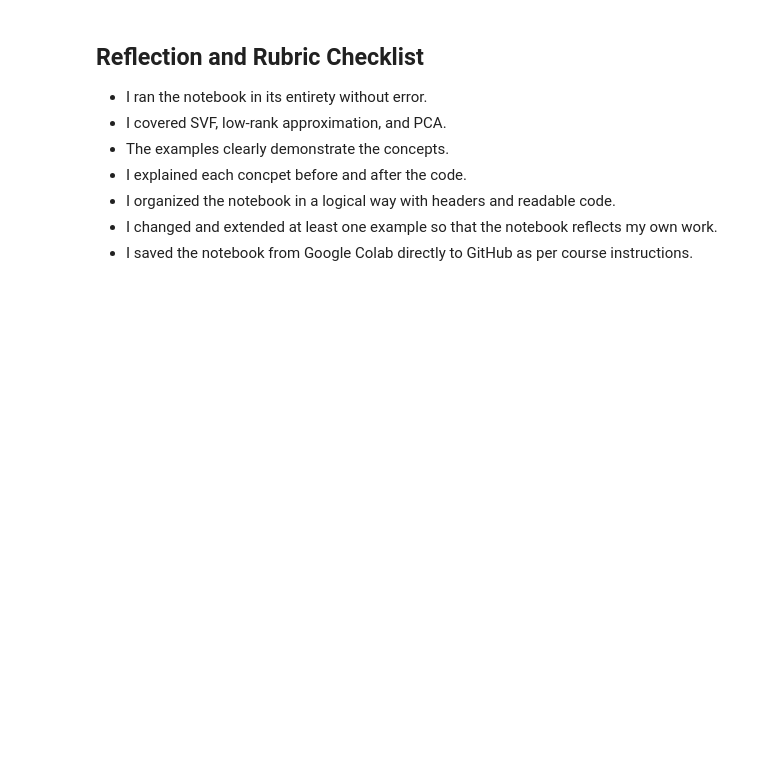
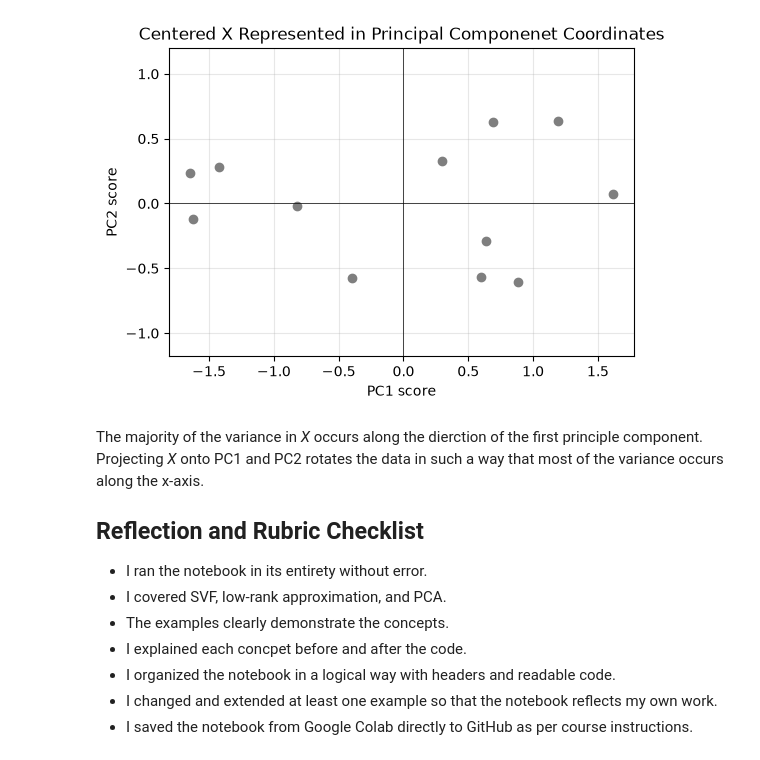
Before and after one commit to freyebeans/ASU-assignments, a Jupyter notebook: MAT422/HW1.4/notebook.ipynb, the cells around one changed output. Saved outputs shown, nothing was run; the diff lists cells and outputs as text; code cells hidden in the pictures; blank space fills up the shorter version.

```diff
--- a/MAT422/HW1.4/notebook.ipynb
+++ b/MAT422/HW1.4/notebook.ipynb
@@ -12,0 +135,31 @@ np.set_printoptions(precision=4, suppress=True)
+# %%
+X = np.array([
+    [3.9,-3.5],
+    [3.6,-3.7],
+    [2.8,-1.4],
+    [2.5,-1.0],
+    [3.2,-3.0],
+    [1.8,-1.0],
+    [1.7,-2.0],
+    [2.8,-1.9],
+    [2.1,-2.0],
+    [2.5,-3.0],
+    [3.8,-3.3],
+    [1.9,-2.2]
+])
+
+mean = X.mean(axis=0)
+X_centered = X - mean
+U_pca, s_pca, VT_pca = np.linalg.svd(X_centered, full_matrices=False)
+scores = X_centered @ VT_pca.T
+variance = (s_pca**2) / (len(X) - 1)
+variance_ratio = variance / variance.sum()
+
+print("feature means =", mean)
+print("principal directions (rows of V.T) =")
+print(VT_pca)
+print("singular values =", s_pca)
+print("explained variance =", variance)
+print("explained variance ratio =", variance_ratio)
+print("first 3 PCA scores =")
+print(scores[:3])
@@ -13,5 +197,18 @@ np.set_printoptions(precision=4, suppress=True)
+# %%
+plt.figure(figsize=(6,4))
+plt.scatter(scores[:,0],scores[:,1],color="tab:gray")
+plt.axhline(0, color="black", linewidth=0.5)
+plt.axvline(0, color="black", linewidth=0.5)
+plt.title("Centered X Represented in Principal Componenet Coordinates")
+plt.xlabel("PC1 score")
+plt.ylabel("PC2 score")
+plt.grid(True, alpha = 0.3)
+plt.axis("equal")
+plt.show()
+# %% [output]
+[figure, added]
 # %% [markdown]
-
+The majority of the variance in *X* occurs along the dierction of the first principle component. Projecting *X* onto PC1 and PC2 rotates the data in such a way that most of the variance occurs along the x-axis.
 ## Reflection and Rubric Checklist
 - I ran the notebook in its entirety without error.
 - I covered SVF, low-rank approximation, and PCA.
```
Also changed, not shown: parts of 12 cells of this notebook.
